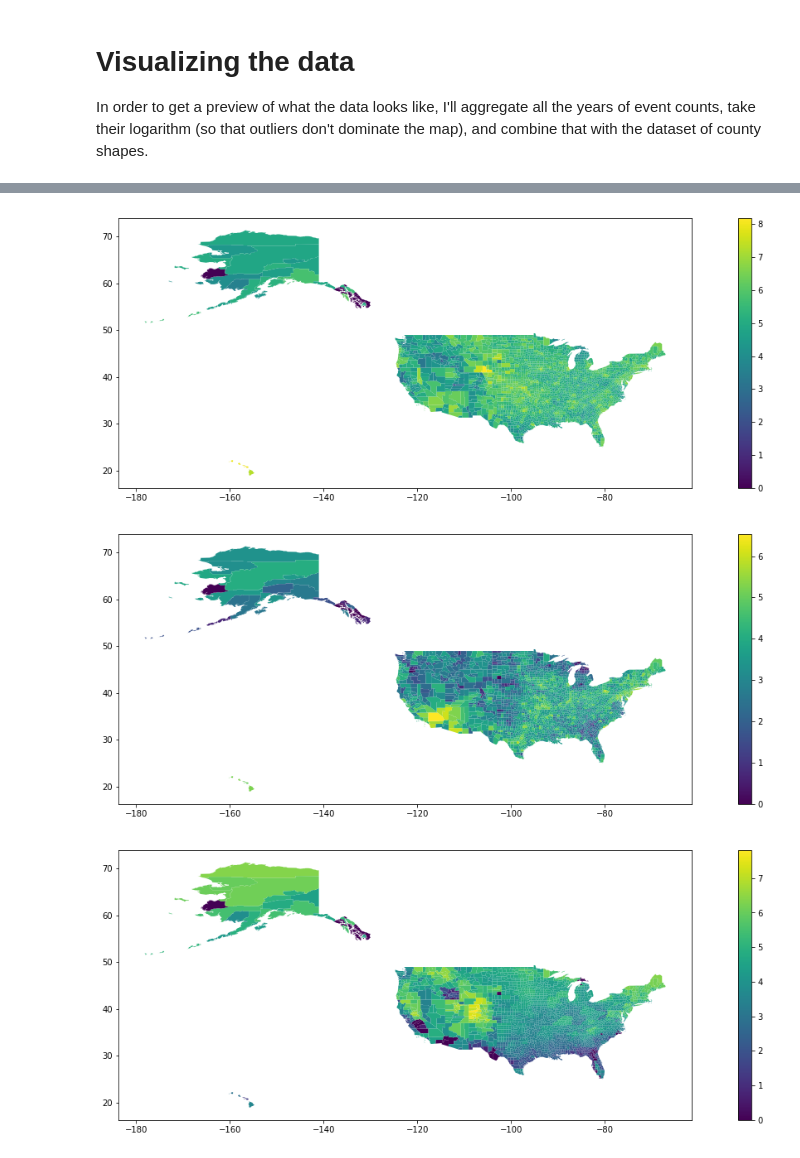
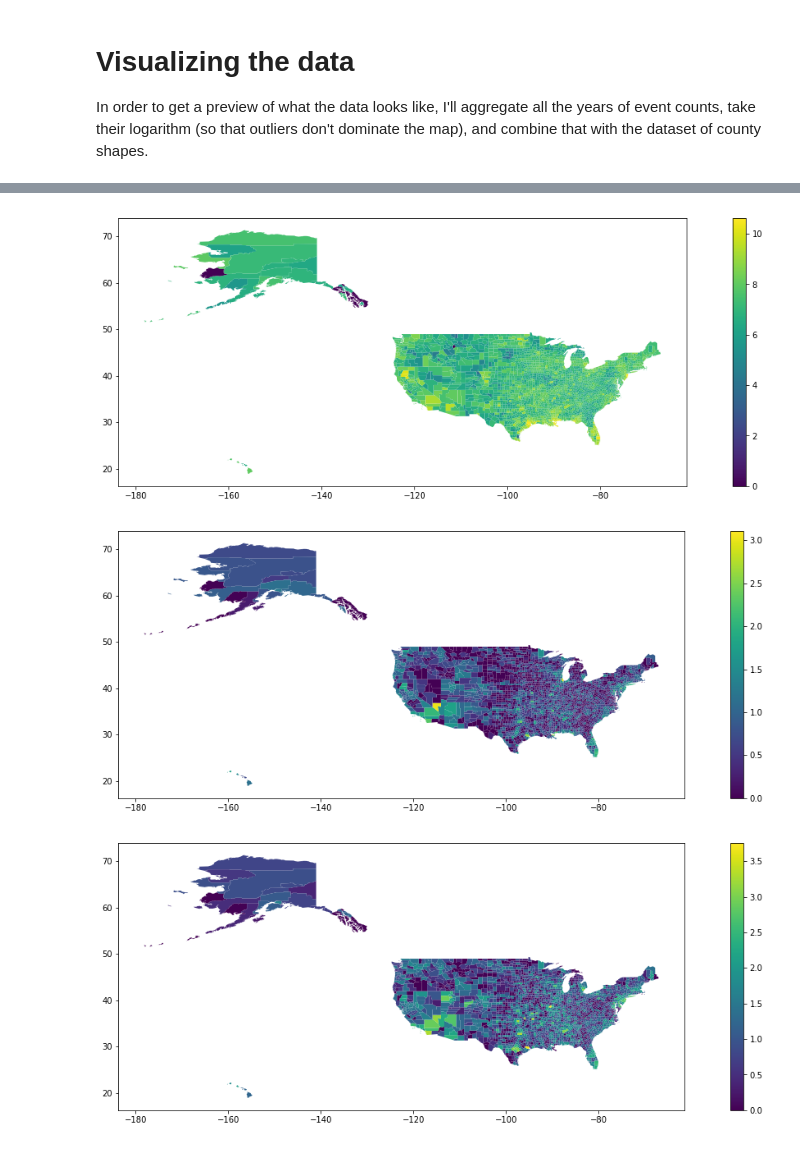
Before and after one commit to labs12-should-i-live-here/DS, a Jupyter notebook: notebooks/DMA9 - Damages by county.ipynb, the cells around one changed output, grey strips where cells are left out. Cells and saved outputs as stored; diff of their text form; code cells hidden in the pictures.

Commit message:
Damages by county

```diff
--- a/notebooks/DMA9 - Damages by county.ipynb
+++ b/notebooks/DMA9 - Damages by county.ipynb
@@ -122,0 +132,7 @@ len(zone_dict)
+# %%
+# The full table contains more than I want to use.
+df1 = pd.read_csv('../data_local/NOAA/StormEvents_details-ftp_v1.0_d2018_c20190422.csv')
+
+print(df1.shape)
+print(df1.columns)
+df1.head(2)
@@ -437,11 +501,11 @@ noaa3.to_csv('../data_output/5__NOAA/noaa_2.csv', index_label=['year','FIPS'])
 In order to get a preview of what the data looks like, I'll aggregate all the years of event counts, take their logarithm (so that outliers don't dominate the map), and combine that with the dataset of county shapes.
 # %%
 # Aggregate data by county (years summed up)
-noaa_county = noaa3.groupby(level=1).sum()
+noaa_county = noaa.groupby(level=1).sum()
 
 # Take the log of event numbers, which should display better than the raw
 # event counts
-noaa_county_log = np.log(noaa_county+1)
+noaa_county_log = np.log10(noaa_county+1)
 
 # Reset the index, thus extracting the FIPS codes into their own column
 noaa_county_log = noaa_county_log.reset_index()
@@ -451,12 +515,3 @@ noaa_county_log = noaa_county_log.rename(columns={'index':'FIPS'})
 
 # Merge with the dataframe of county shapes
 noaa_county_map_log = counties.merge(noaa_county_log, on='FIPS', how='left')
-
-# # Aggregate data by year (counties summed up)
-# noaa_year = noaa3.groupby(level=0).sum()
-
-# # Put the data by county into the geopandas file with county shapes
-# noaa_county_map = counties.merge(noaa_county, on='FIPS', how='left')
-
-print(noaa_county_map.shape)
-noaa_county_map.head()
@@ -471,12 +528,12 @@ noaa_county_map.head()
 # %%
-noaa_county_map_log.plot(column='Storm', figsize=(20,6), legend=True);
+noaa_county_map_log.plot(column='damage', figsize=(20,6), legend=True);
 # %% [output]
-[figure, old version]
+[figure, new version]
 # %%
-noaa_county_map_log.plot(column='Flood', figsize=(20,6), legend=True);
+noaa_county_map_log.plot(column='deaths', figsize=(20,6), legend=True);
 # %% [output]
-[figure, old version]
+[figure, new version]
 # %%
-noaa_county_map_log.plot(column='Winter Weather', figsize=(20,6), legend=True);
+noaa_county_map_log.plot(column='injuries', figsize=(20,6), legend=True);
 # %% [output]
-[figure, old version]
+[figure, new version]
```
Also changed, not shown: parts of 32 cells of this notebook, 2 other files.
